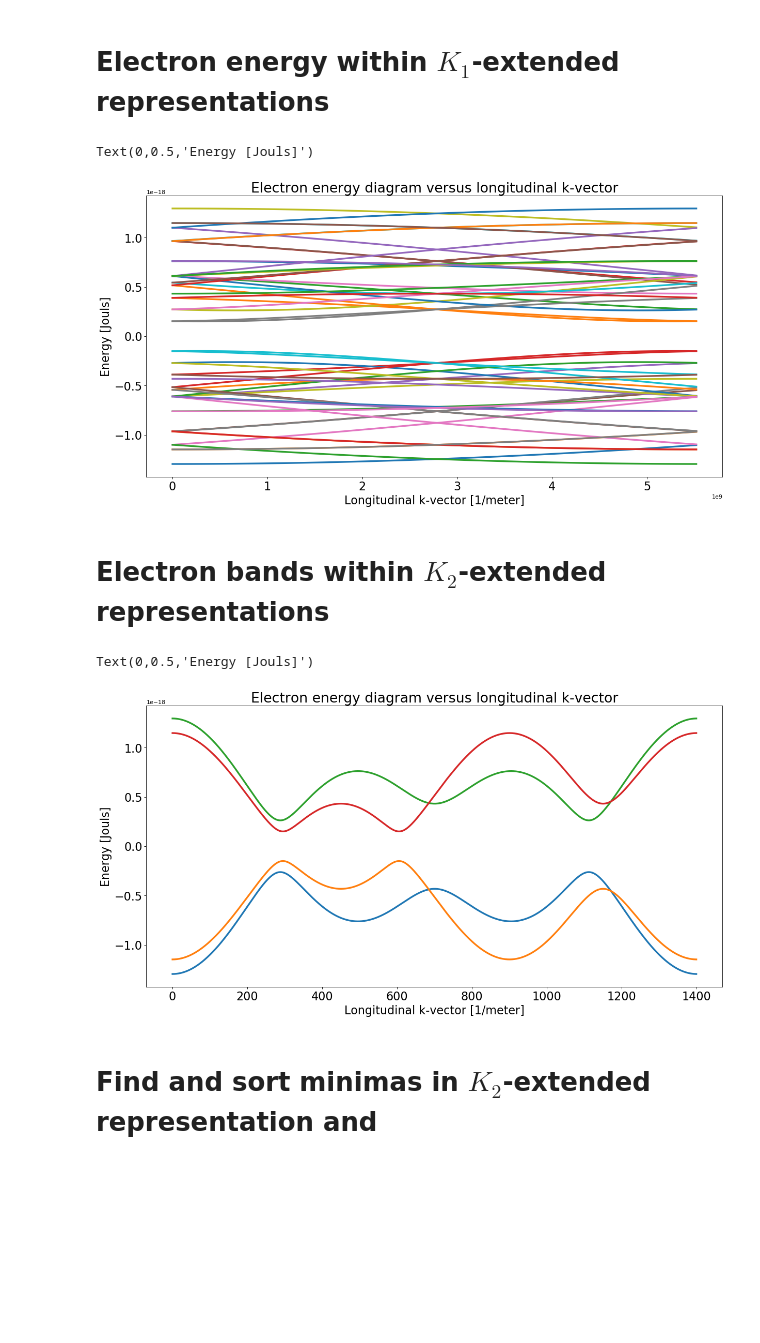
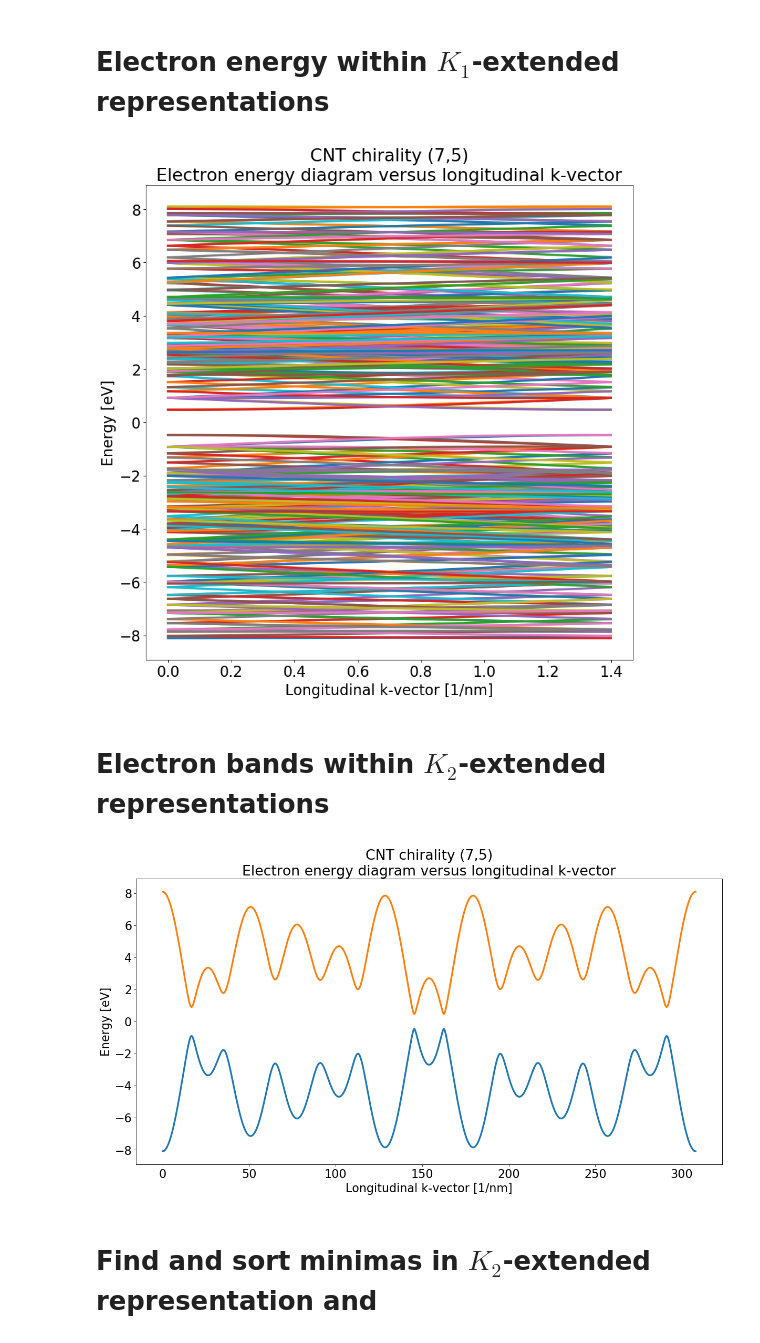
Before and after one commit to amirhosseindavoody/carbon_nanotube_exciton_energy, a Jupyter notebook: python/cnt_exciton.ipynb, the cells around one changed output. Saved outputs shown, nothing was run; the diff lists cells and outputs as text; code cells hidden in the pictures; blank space fills up the shorter version.

Commit message:
exciton energy calculated using K2-extended representation

```diff
--- a/python/cnt_exciton.ipynb
+++ b/python/cnt_exciton.ipynb
@@ -28,7 +30,7 @@ eV = 1.6e-19
 # %% [markdown]
 # Carbon structure constants
 # %%
-n, m = 4, 2
+n, m = 7,5
 print("chirality: ({},{})".format(n,m))
 
 a_cc = 1.42e-10
@@ -44,7 +46,10 @@ s0 = 0
 
 # Coulomb interaction parameters
 Upp = 11.3*eV
+eps_0 = 8.85e-12 #[Farad/meter] vacuum permittivity
+q_0 = 1.6e-19 #[Coulomb] electron charge
 kappa = 2.0
+Uhno_coeff = 4*np.pi*eps_0*Upp/(q_0**2)
 
 # length of the CNT
 number_of_unit_cells = 100
@@ -265,18 +270,18 @@ def electron_energy(n_k_min, n_k_max, n_mu_min, n_mu_max):
 # %%
 el_energy, el_wavefunc, k_vector = electron_energy(n_k_min=0, n_k_max=nk, n_mu_min=0, n_mu_max=Nu)
 
-fig=plt.figure(figsize=(18, 9), dpi= 80, facecolor='w', edgecolor='k')
+fig=plt.figure(figsize=(12, 12), dpi= 80, facecolor='w', edgecolor='k')
 for dim1 in range(el_energy.shape[0]):
     for dim3 in range(el_energy.shape[2]):
-        plt.plot(k_vector, el_energy[dim1,:,dim3], linestyle='-', linewidth=3)
+        plt.plot(k_vector*1e-9, el_energy[dim1,:,dim3]/eV, linestyle='-', linewidth=3)
 
-plt.title('Electron energy diagram versus longitudinal k-vector', size=24)
+plt.title('CNT chirality ({},{})\nElectron energy diagram versus longitudinal k-vector'.format(n,m), size=24)
 plt.tick_params(axis='both', which='major', labelsize=20)
-plt.xlabel('Longitudinal k-vector [1/meter]', size=20)
-plt.ylabel('Energy [Jouls]', size=20)
+plt.xlabel('Longitudinal k-vector [1/nm]', size=20)
+plt.ylabel('Energy [eV]', size=20)
+plt.savefig('K2_extended_electron_bandstructure')
 # %% [output]
-Text(0,0.5,'Energy [Jouls]')
-[figure, old version]
+[figure, new version]
 # %% [markdown]
 # Electron bands within $K_2$-extended representations
 # %%
@@ -288,17 +293,17 @@ el_energy_K2ext, el_wavefunc_K2ext, k_vector_K2ext = \
 fig=plt.figure(figsize=(18, 9), dpi= 80, facecolor='w', edgecolor='k')
 for dim1 in range(el_energy_K2ext.shape[0]):
     for dim3 in range(el_energy_K2ext.shape[2]):
-#         plt.plot(k_vector_K2ext, el_energy_K2ext[dim1,:,dim3], linestyle='-', linewidth=3)
-        plt.plot(np.arange(0,el_energy_K2ext.shape[1]), el_energy_K2ext[dim1,:,dim3], linestyle='-', linewidth=3)
+        plt.plot(k_vector_K2ext*1e-9, el_energy_K2ext[dim1,:,dim3]/eV, linestyle='-', linewidth=3)
+#         plt.plot(np.arange(0,el_energy_K2ext.shape[1]), el_energy_K2ext[dim1,:,dim3]/eV, linestyle='-', linewidth=3)
 
-plt.title('Electron energy diagram versus longitudinal k-vector', size=24)
+plt.title('CNT chirality ({},{})\nElectron energy diagram versus longitudinal k-vector'.format(n,m), size=24)
 plt.tick_params(axis='both', which='major', labelsize=20)
-plt.xlabel('Longitudinal k-vector [1/meter]', size=20)
-plt.ylabel('Energy [Jouls]', size=20)
+plt.xlabel('Longitudinal k-vector [1/nm]', size=20)
+plt.ylabel('Energy [eV]', size=20)
 # plt.ylim([0.3e-18, 0.7e-18])
+plt.savefig('K2_extended_electron_bandstructure.png')
 # %% [output]
-Text(0,0.5,'Energy [Jouls]')
-[figure, old version]
+[figure, new version]
 # %% [markdown]
 # Find and sort minimas in $K_2$-extended representation and
 # %%
```
Also changed, not shown: parts of 19 cells of this notebook, 6 other files.
